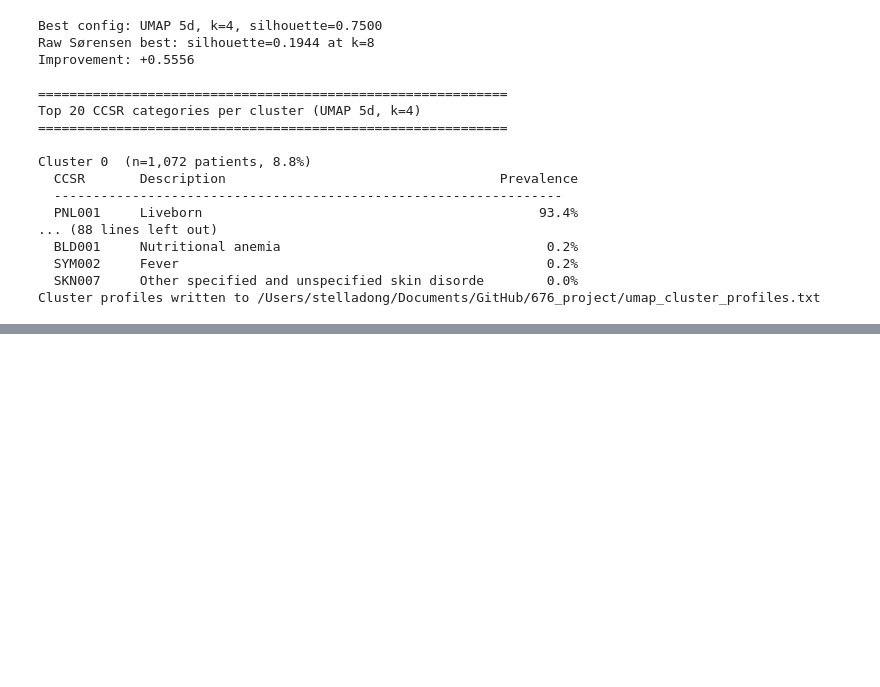
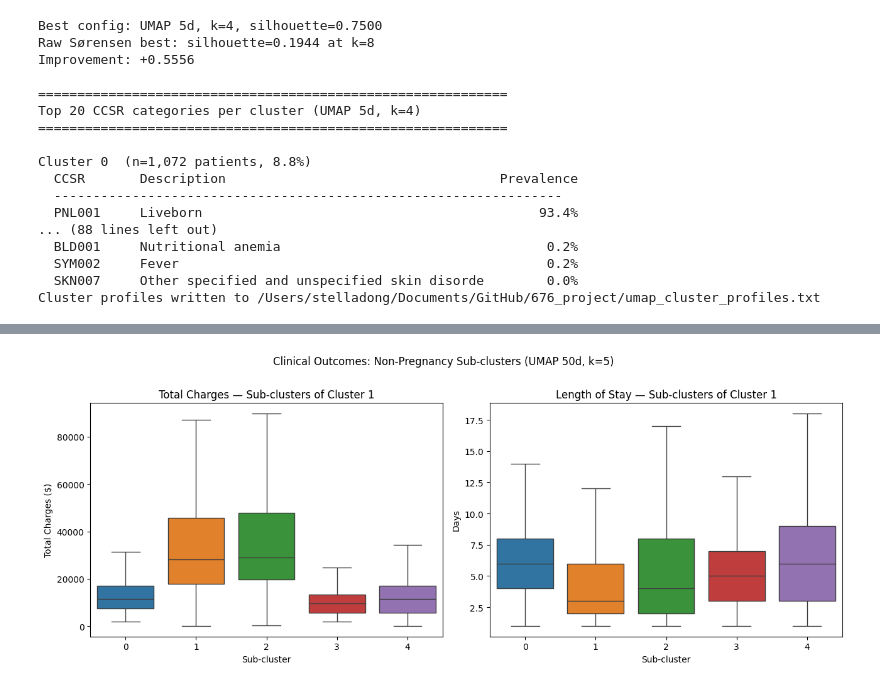
Before and after one commit to stellasdong/676_project, a Jupyter notebook: testing.ipynb, the cells around one changed output, grey strips where cells are left out. Cells and saved outputs as stored; diff of their text form; code cells hidden in the pictures; blank space fills up the shorter version.

Commit message:
add subclustering

```diff
--- a/testing.ipynb
+++ b/testing.ipynb
@@ -886,0 +986,20 @@ HDBSCAN results (best silhouette per unique cluster count):
+# %%
+# ── Cluster profiles for best k on filtered set ──────────────────────
+
+ccsr_names_filt = mlb_filt.classes_
+
+lbl_best_filt = labels_filt[best_k_filt]
+ccsr_df_filt = pd.DataFrame(X_filt, columns=ccsr_names_filt)
+ccsr_df_filt['cluster'] = lbl_best_filt
+
+cluster_profiles_filt = ccsr_df_filt.groupby('cluster').mean()
+
+print(f"Cluster profiles (filtered, k={best_k_filt}):\n")
+for c in range(best_k_filt):
+    mask_c = lbl_best_filt == c
+    top = cluster_profiles_filt.loc[c].nlargest(10)
+    print(f"  Cluster {c}  (n={mask_c.sum():,}, {mask_c.mean()*100:.1f}%)")
+    for code, val in top.items():
+        desc = ccsr_desc_fixed.get(code, code)[:45]
+        print(f"    {code:<10} {desc:<47} {val*100:5.1f}%")
+    print()
@@ -886,0 +1358,63 @@ HDBSCAN results (best silhouette per unique cluster count):
+# %%
+# ── Step B3: Profile the best UMAP sub-clusters ──────────────────────
+
+lbl_sub_best = umap_results_sub[best_dim_sub]["labels"][best_k_sub]
+ccsr_df_sub = pd.DataFrame(X_sub, columns=mlb.classes_)
+ccsr_df_sub["subcluster"] = lbl_sub_best
+profiles_sub = ccsr_df_sub.groupby("subcluster").mean()
+
+OUT_TXT_B = "/Users/stelladong/Documents/GitHub/676_project/umap_subcluster_profiles_non_prg.txt"
+
+with open(OUT_TXT_B, "w") as fh:
+    def w(s=""):
+        print(s)
+        fh.write(s + "\n")
+
+    w(f"UMAP Sub-cluster Profiles — Non-Pregnancy Cluster {non_prg_cluster}")
+    w(f"Configuration: UMAP {best_dim_sub}d, k={best_k_sub}, silhouette={best_sil_sub:.4f}")
+    w(f"Parent partition: UMAP 5D k=4 (Cluster {non_prg_cluster}, n={len(non_prg_idx):,} patients)")
+    w("=" * 65)
+
+    for sc in range(best_k_sub):
+        mask_sc = lbl_sub_best == sc
+        top = profiles_sub.loc[sc].nlargest(12)
+        w()
+        w(f"Sub-cluster {sc}  (n={mask_sc.sum():,}, {mask_sc.mean()*100:.1f}%)")
+        w(f"  {'CCSR':<10} {'Description':<50} {'Prevalence':>10}")
+        w(f"  {'-'*70}")
+        for code, val in top.items():
+            desc = ccsr_desc_fixed.get(code, code)
+            w(f"  {code:<10} {desc:<50} {val*100:>9.1f}%")
+
+print(f"\nWritten to {OUT_TXT_B}")
+
+# --- Compare sub-cluster outcomes ---
+LOS_COL_B    = next((c for c in ["LENGTH_OF_STAY", "LOS"] if c in df.columns), None)
+CHARGE_COL_B = next((c for c in ["TOTAL_CHARGES", "CHARGES"] if c in df.columns), None)
+
+sub_df_out = df.iloc[non_prg_idx][[CHARGE_COL_B, LOS_COL_B]].copy().reset_index(drop=True)
+sub_df_out[CHARGE_COL_B] = pd.to_numeric(sub_df_out[CHARGE_COL_B], errors="coerce")
+sub_df_out[LOS_COL_B]    = pd.to_numeric(sub_df_out[LOS_COL_B],    errors="coerce")
+sub_df_out["subcluster"] = lbl_sub_best
+
+sub_summary = sub_df_out.groupby("subcluster")[[CHARGE_COL_B, LOS_COL_B]].agg(["median", "mean"]).round(1)
+print("Sub-cluster outcome summary:")
+print(sub_summary.to_string())
+
+fig, axes = plt.subplots(1, 2, figsize=(13, 5))
+sns.boxplot(data=sub_df_out, x="subcluster", y=CHARGE_COL_B, ax=axes[0],
+            palette="tab10", showfliers=False)
+axes[0].set_title(f"Total Charges — Sub-clusters of Cluster {non_prg_cluster}")
+axes[0].set_xlabel("Sub-cluster")
+axes[0].set_ylabel("Total Charges ($)")
+
+sns.boxplot(data=sub_df_out, x="subcluster", y=LOS_COL_B, ax=axes[1],
+            palette="tab10", showfliers=False)
+axes[1].set_title(f"Length of Stay — Sub-clusters of Cluster {non_prg_cluster}")
+axes[1].set_xlabel("Sub-cluster")
+axes[1].set_ylabel("Days")
+
+plt.suptitle(f"Clinical Outcomes: Non-Pregnancy Sub-clusters (UMAP {best_dim_sub}d, k={best_k_sub})", y=1.01)
+plt.tight_layout()
+plt.show()
+# %% [output]
@@ -886,0 +1438 @@ HDBSCAN results (best silhouette per unique cluster count):
+[figure, added]
```
Also changed, not shown: parts of 33 cells of this notebook, 5 other files.
